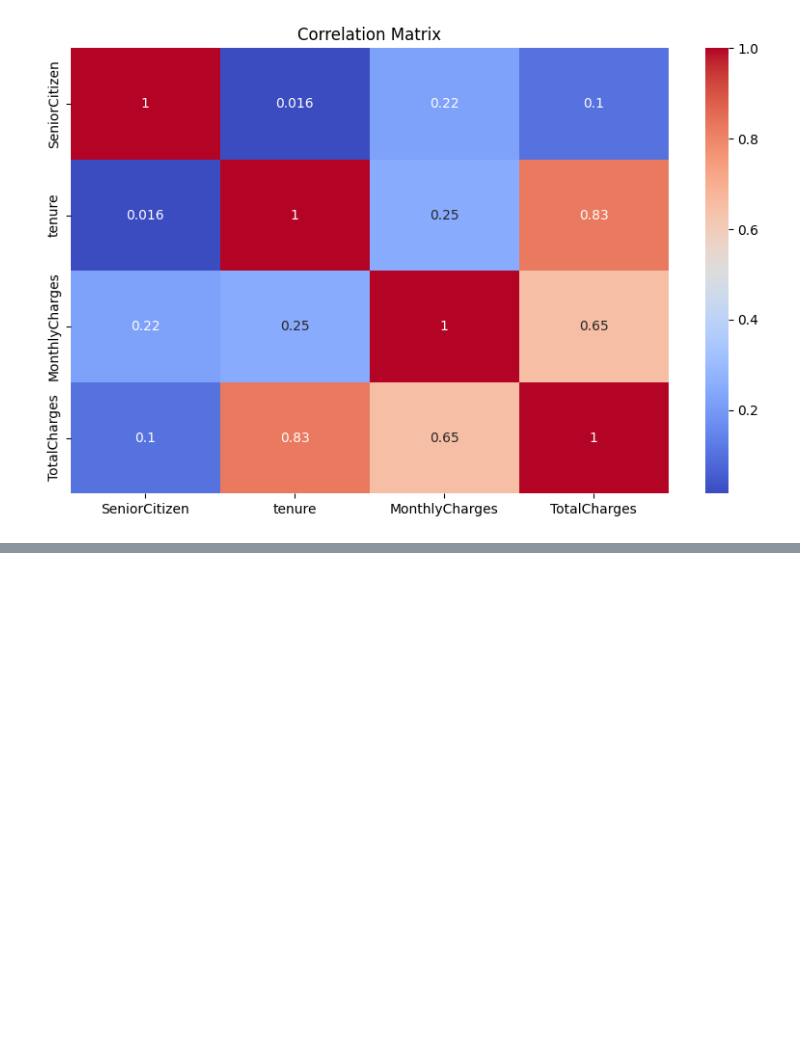
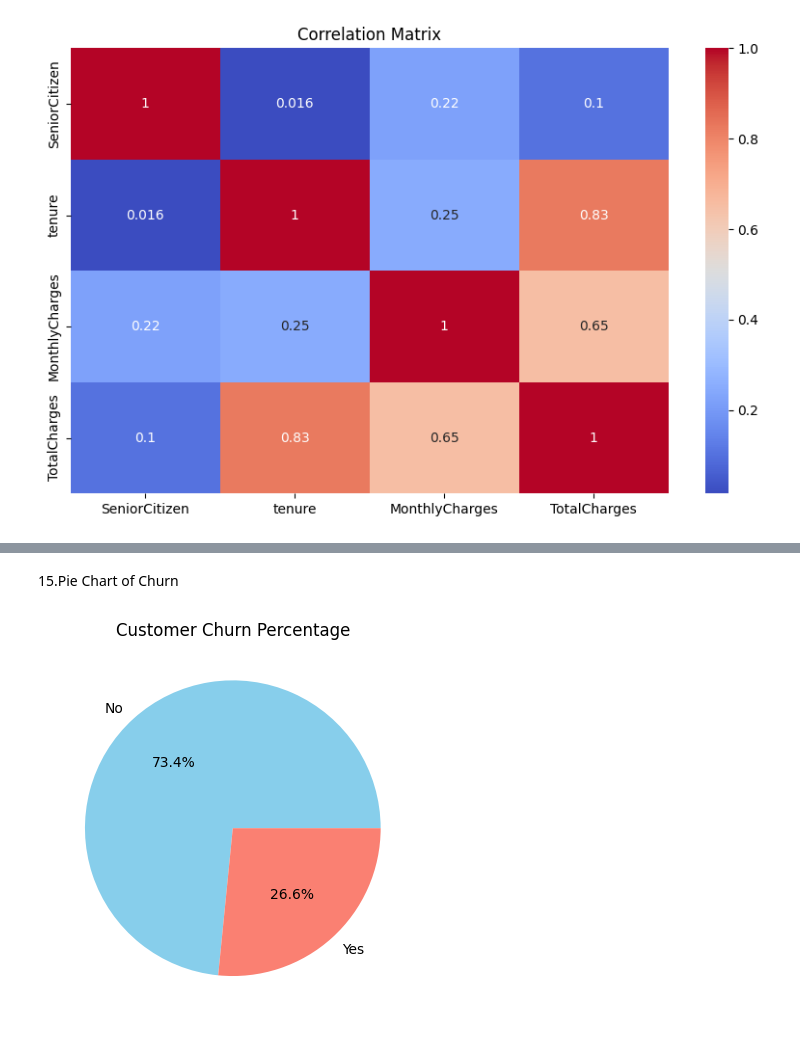
Before and after one commit to pallesairamgoud/Customer-Churn-Analysis, a Jupyter notebook: Telco_Customer_Churn_EDA.ipynb, the cells around one changed output, grey strips where cells are left out. Cells and saved outputs as stored; diff of their text form; code cells hidden in the pictures; blank space fills up the shorter version.

```diff
--- a/Telco_Customer_Churn_EDA.ipynb
+++ b/Telco_Customer_Churn_EDA.ipynb
@@ -95,0 +170,9 @@ plt.show()
+# %% [markdown]
+15.Pie Chart of Churn
+# %%
+df['Churn'].value_counts().plot.pie(autopct='%1.1f%%', colors=['skyblue', 'salmon'])
+plt.title('Customer Churn Percentage')
+plt.ylabel('')
+plt.show()
+# %% [output]
+[figure, added]
```
Also changed, not shown: parts of 13 cells of this notebook.
